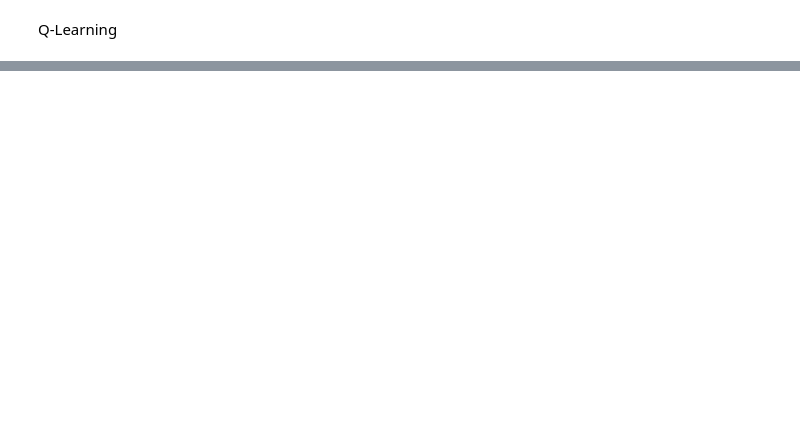
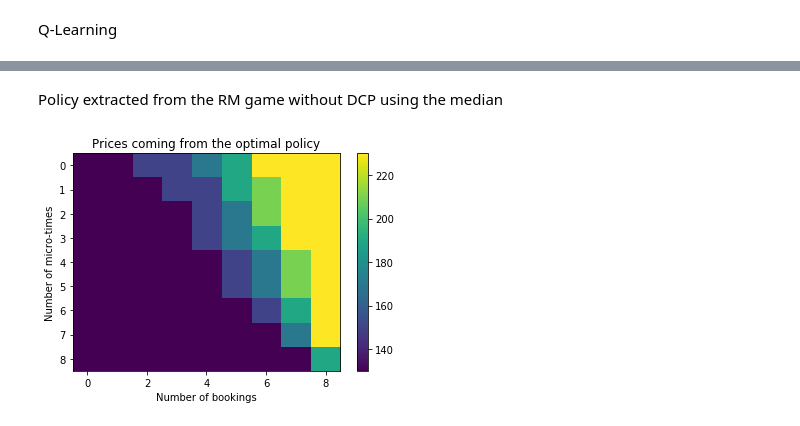
Before and after one commit to Oksanariou/rl_for_rm, a Jupyter notebook: draft.ipynb, the cells around one changed output, grey strips where cells are left out. Drawn from its saved outputs; the diff is of its cells as text; code cells hidden in the pictures; blank space fills up the shorter version.

```diff
--- a/draft.ipynb
+++ b/draft.ipynb
@@ -269,0 +283,3 @@ Average reward over 1000 episodes : 603.46
+# %%
+data_collection_points = 50
+env_MT = gym.make('gym_RM:RM-v0', micro_times=data_collection_points, capacity=capacity, actions=actions, alpha=alpha, lamb=lamb)
@@ -269,0 +295,5 @@ Average reward over 1000 episodes : 603.46
+# %%
+V, P_ref_MT = dynamic_programming_env(env_MT)
+visualize_policy_RM(P_ref, env_MT.T, env_MT.C)
+P_ref_MT = P_ref.reshape(env_MT.T * env_MT.C)
+print("Average reward over 1000 episodes : " + str(average_n_episodes(env_MT, P_ref_MT, 1000)))
@@ -269,0 +313,7 @@ Average reward over 1000 episodes : 603.46
+# %% [markdown]
+Policy extracted from the RM game without DCP using the median
+# %%
+policy_DCP = from_microtimes_to_DCP(P_ref_MT, env_MT, env_DCP, "median")
+visualize_policy_RM(policy_DCP, env_DCP.T, env_DCP.C)
+# %% [output]
+[figure, added]
```
Also changed, not shown: parts of 37 cells of this notebook, 4 other files.
